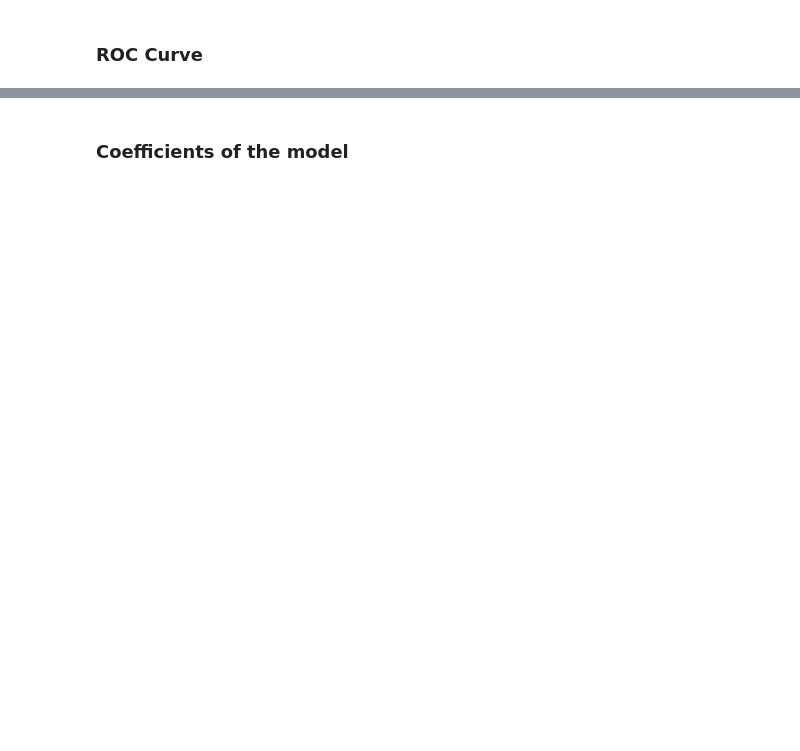
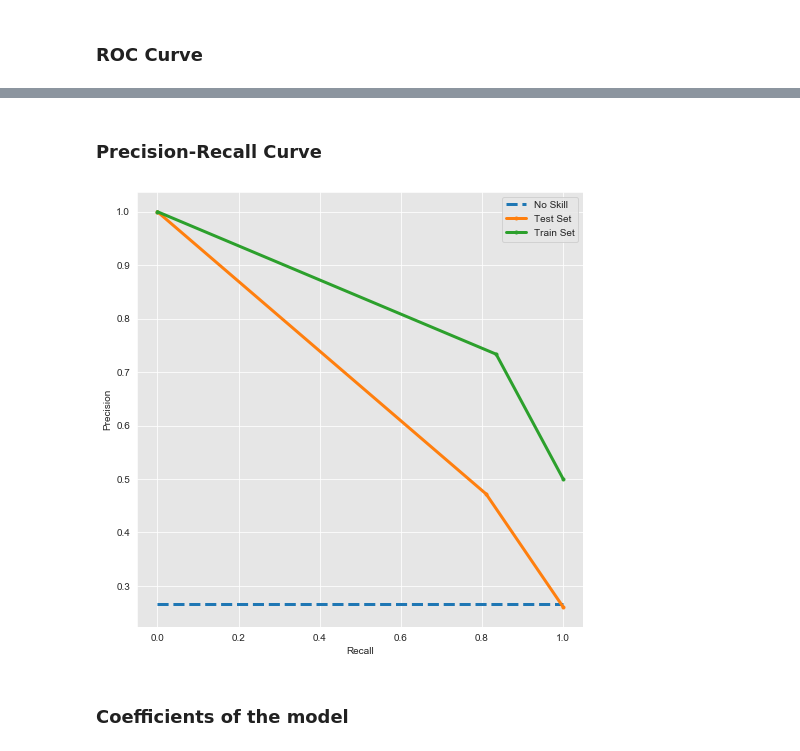
Before and after one commit to mattblasa/Customer-Churn-Prediction-Project, a Jupyter notebook: 2- Customer Churn Modelling Notebook.ipynb, the cells around one changed output, grey strips where cells are left out. Cells and saved outputs as stored; diff of their text form; code cells hidden in the pictures; blank space fills up the shorter version.

```diff
--- a/2- Customer Churn Modelling Notebook.ipynb
+++ b/2- Customer Churn Modelling Notebook.ipynb
@@ -377,3 +407,9 @@ Testing AUC: 0.79973
+# %% [markdown]
+### Precision-Recall Curve
+# %%
+plot_pr_rc_curve(y_test, y_pred_test, y_train_smoted, y_pred_train)
+# %% [output]
+[figure, added]
 # %% [markdown]
 ### Coefficients of the model
 # %%
```
Also changed, not shown: parts of 62 cells of this notebook, 1 other file.
